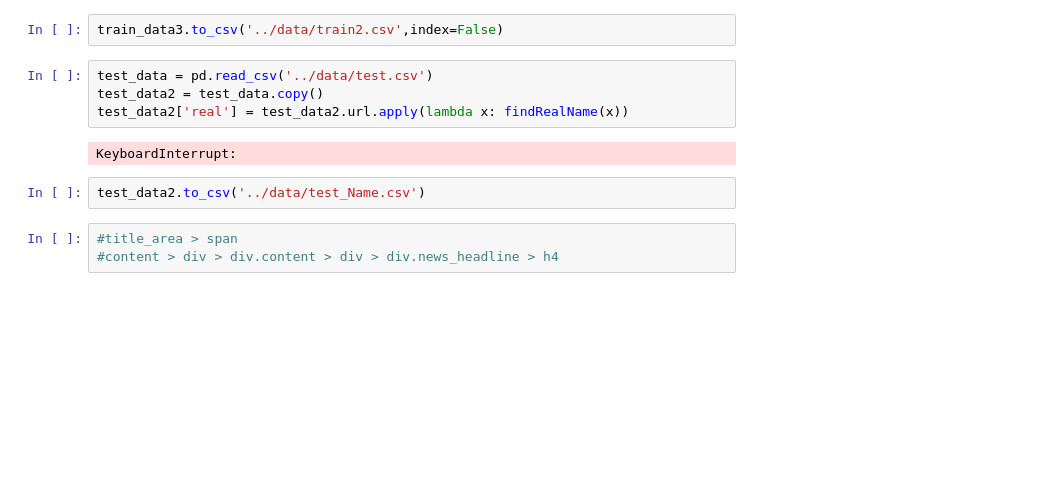
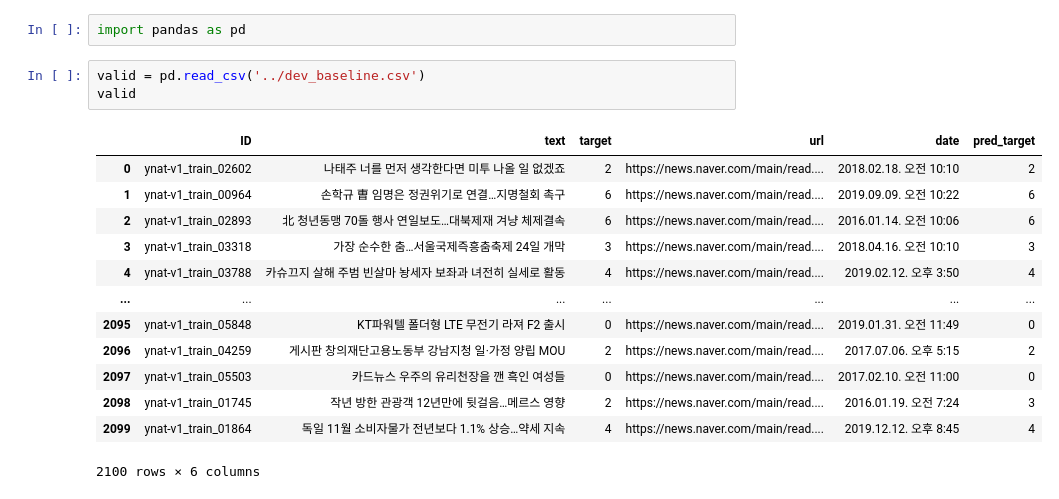
Before and after one commit to SangGank/bc_project3, a Jupyter notebook: analysis/dataAnalysis.ipynb, the cells around one changed output. Cells and saved outputs as stored; diff of their text form; blank space fills up the shorter version.

```diff
--- a/analysis/dataAnalysis.ipynb
+++ b/analysis/dataAnalysis.ipynb
@@ -68,13 +8,19 @@ Name: 20, dtype: object
-# %%
-train_data3.to_csv('../data/train2.csv',index=False)
-# %%
-test_data = pd.read_csv('../data/test.csv')
-test_data2 = test_data.copy()
-test_data2['real'] = test_data2.url.apply(lambda x: findRealName(x))
-# %% [output]
-KeyboardInterrupt:
-# %%
-test_data2.to_csv('../data/test_Name.csv')
-# %%
-#title_area > span
-#content > div > div.content > div > div.news_headline > h4
+# %%
+import pandas as pd
+# %%
+valid = pd.read_csv('../dev_baseline.csv')
+valid
+# %% [output]
+|  | ID | text | target | url | date | pred_target |
+| 0 | ynat-v1_train_02602 | 나태주 너를 먼저 생각한다면 미투 나올 일 없겠죠 | 2 | https://news.naver.com/main/read.... | 2018.02.18. 오전 10:10 | 2 |
+| 1 | ynat-v1_train_00964 | 손학규 曺 임명은 정권위기로 연결…지명철회 촉구 | 6 | https://news.naver.com/main/read.... | 2019.09.09. 오전 10:22 | 6 |
+| 2 | ynat-v1_train_02893 | 北 청년동맹 70돌 행사 연일보도…대북제재 겨냥 체제결속 | 6 | https://news.naver.com/main/read.... | 2016.01.14. 오전 10:06 | 6 |
+| 3 | ynat-v1_train_03318 | 가장 순수한 춤…서울국제즉흥춤축제 24일 개막 | 3 | https://news.naver.com/main/read.... | 2018.04.16. 오전 10:10 | 3 |
+| 4 | ynat-v1_train_03788 | 카슈끄지 살해 주범 빈살마 놩세자 보좌과 녀전히 실세로 활동 | 4 | https://news.naver.com/main/read.... | 2019.02.12. 오후 3:50 | 4 |
+| ... | ... | ... | ... | ... | ... | ... |
+| 2095 | ynat-v1_train_05848 | KT파워텔 폴더형 LTE 무전기 라져 F2 출시 | 0 | https://news.naver.com/main/read.... | 2019.01.31. 오전 11:49 | 0 |
+| 2096 | ynat-v1_train_04259 | 게시판 창의재단고용노동부 강남지청 일·가정 양립 MOU | 2 | https://news.naver.com/main/read.... | 2017.07.06. 오후 5:15 | 2 |
+| 2097 | ynat-v1_train_05503 | 카드뉴스 우주의 유리천장을 깬 흑인 여성들 | 0 | https://news.naver.com/main/read.... | 2017.02.10. 오전 11:00 | 0 |
+| 2098 | ynat-v1_train_01745 | 작년 방한 관광객 12년만에 뒷걸음…메르스 영향 | 2 | https://news.naver.com/main/read.... | 2016.01.19. 오전 7:24 | 3 |
+| 2099 | ynat-v1_train_01864 | 독일 11월 소비자물가 전년보다 1.1% 상승…약세 지속 | 4 | https://news.naver.com/main/read.... | 2019.12.12. 오후 8:45 | 4 |
+2100 rows × 6 columns
```
Also changed, not shown: parts of 20 cells of this notebook, 5 other files.
